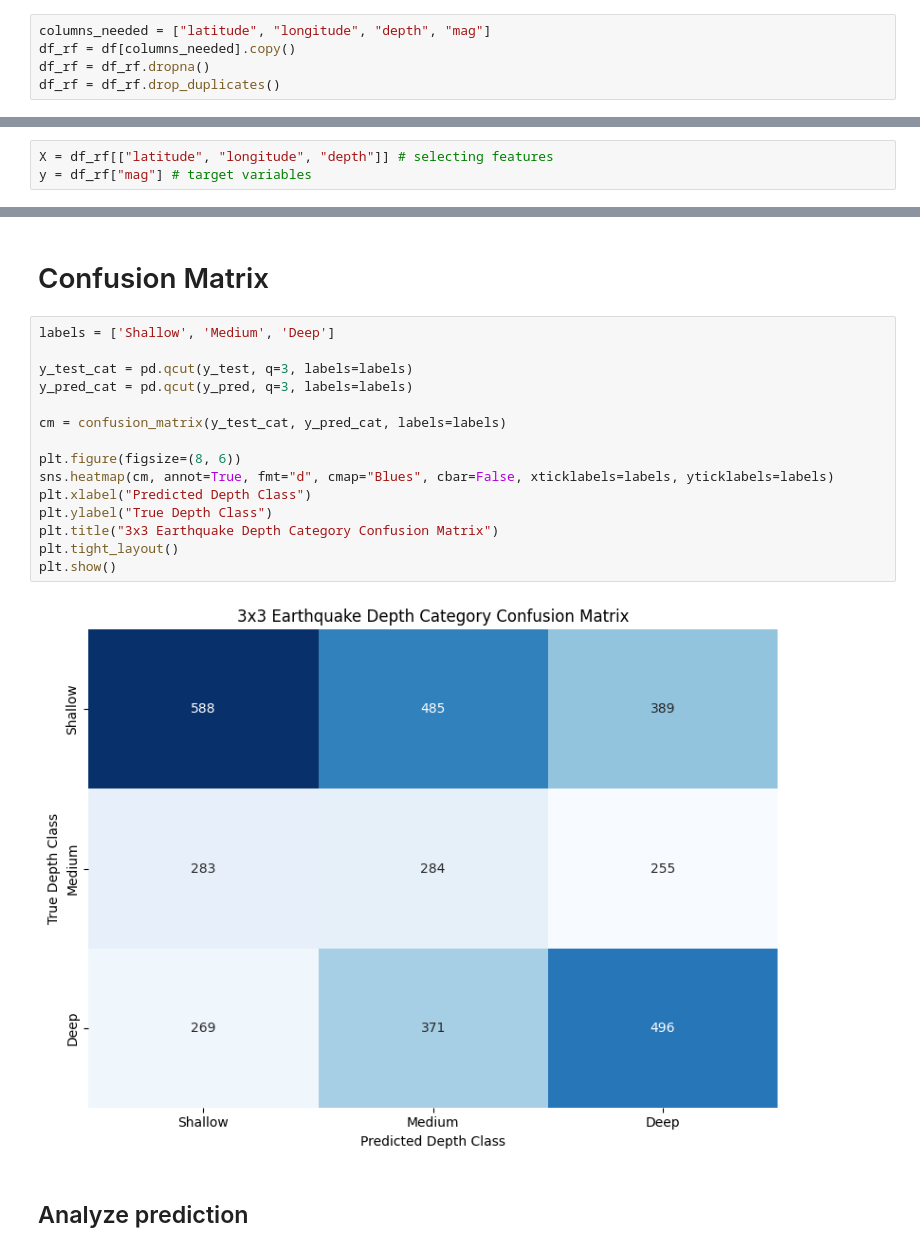
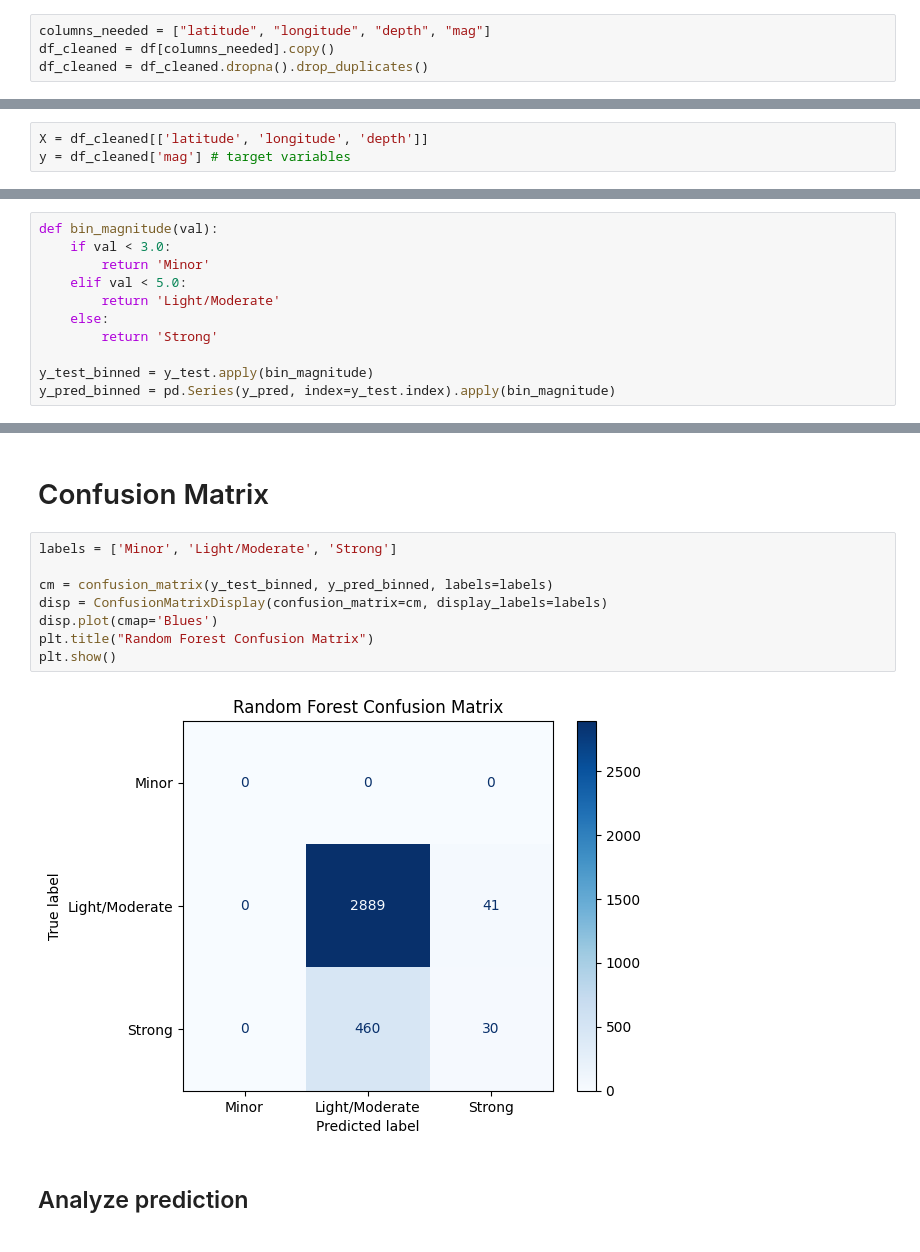
Before and after one commit to PrathamShrestha69/Machine-Learning-Group-Project, a Jupyter notebook: radom-forset.ipynb, the cells around one changed output, grey strips where cells are left out. Saved outputs shown, nothing was run; the diff lists cells and outputs as text.

```diff
--- a/radom-forset.ipynb
+++ b/radom-forset.ipynb
@@ -38,14 +42,13 @@ Shape of dataset (rows, columns): (17100, 22)
 ## Data preprocessing
 # %%
 columns_needed = ["latitude", "longitude", "depth", "mag"]
-df_rf = df[columns_needed].copy()
-df_rf = df_rf.dropna()
-df_rf = df_rf.drop_duplicates()
+df_cleaned = df[columns_needed].copy()
+df_cleaned = df_cleaned.dropna().drop_duplicates()
 # %% [markdown]
 ## Feature Engineering
 # %%
-X = df_rf[["latitude", "longitude", "depth"]] # selecting features
-y = df_rf["mag"] # target variables
+X = df_cleaned[['latitude', 'longitude', 'depth']]
+y = df_cleaned['mag'] # target variables
 # %% [markdown]
 ## Train and Test Split
 # %%
@@ -85,0 +91,11 @@ R-squared (R2) Score: 0.0464
+# %%
+def bin_magnitude(val):
+    if val < 3.0:
+        return 'Minor'
+    elif val < 5.0:
+        return 'Light/Moderate'
+    else:
+        return 'Strong'
+
+y_test_binned = y_test.apply(bin_magnitude)
+y_pred_binned = pd.Series(y_pred, index=y_test.index).apply(bin_magnitude)
@@ -86,21 +121,14 @@ R-squared (R2) Score: 0.0464
 # %% [markdown]
 # Confusion Matrix
-# %%
-labels = ['Shallow', 'Medium', 'Deep']
-
-y_test_cat = pd.qcut(y_test, q=3, labels=labels)
-y_pred_cat = pd.qcut(y_pred, q=3, labels=labels)
-
-cm = confusion_matrix(y_test_cat, y_pred_cat, labels=labels)
-
-plt.figure(figsize=(8, 6))
-sns.heatmap(cm, annot=True, fmt="d", cmap="Blues", cbar=False, xticklabels=labels, yticklabels=labels)
-plt.xlabel("Predicted Depth Class")
-plt.ylabel("True Depth Class")
-plt.title("3x3 Earthquake Depth Category Confusion Matrix")
-plt.tight_layout()
-plt.show()
-# %% [output]
-[figure, removed]
+# %%
+labels = ['Minor', 'Light/Moderate', 'Strong']
+
+cm = confusion_matrix(y_test_binned, y_pred_binned, labels=labels)
+disp = ConfusionMatrixDisplay(confusion_matrix=cm, display_labels=labels)
+disp.plot(cmap='Blues')
+plt.title("Random Forest Confusion Matrix")
+plt.show()
+# %% [output]
+[figure, added]
 # %% [markdown]
 ## Analyze prediction
```
Also changed, not shown: parts of 9 cells of this notebook, 1 other file.
